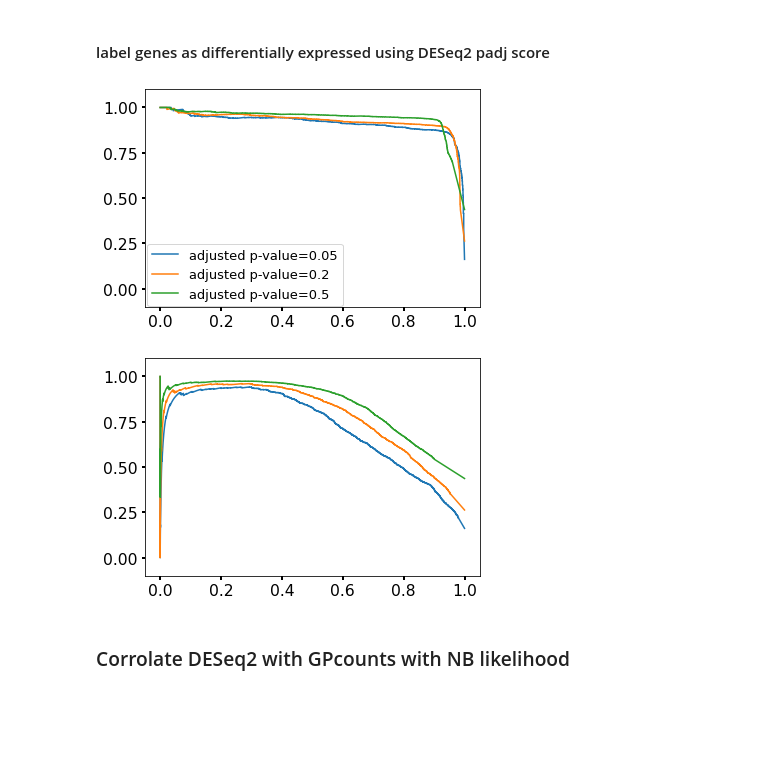
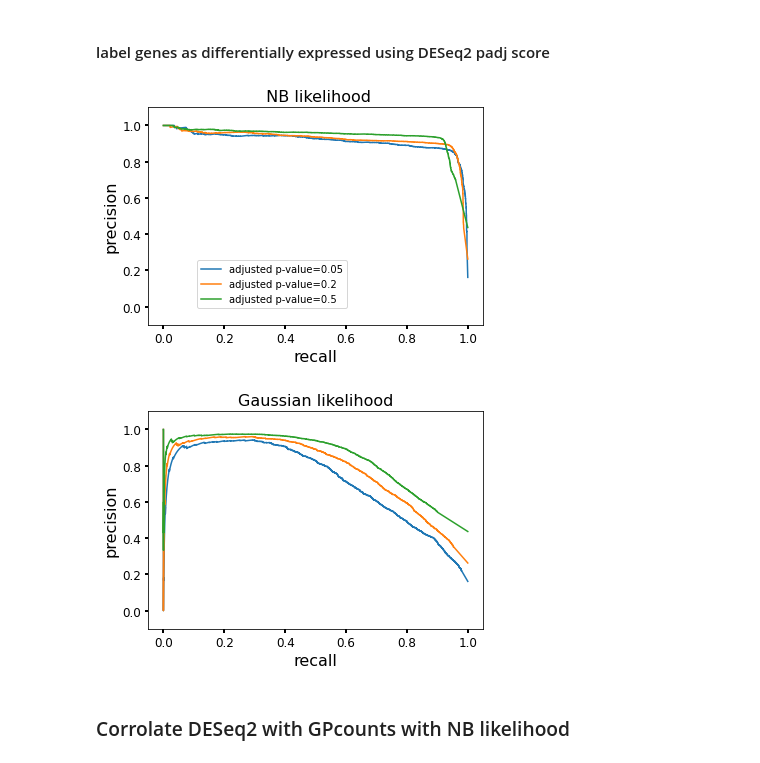
Before and after one commit to ManchesterBioinference/GPcounts, a Jupyter notebook: paper_notebooks/Precision_recall_spearman_correlation.ipynb, the cells around one changed output. Saved outputs shown, nothing was run; the diff lists cells and outputs as text; code cells hidden in the pictures; blank space fills up the shorter version.

```diff
--- a/paper_notebooks/Precision_recall_spearman_correlation.ipynb
+++ b/paper_notebooks/Precision_recall_spearman_correlation.ipynb
@@ -77,39 +77,38 @@ fig = plt.figure()
 dfs = [GPcounts_NB['log_likelihood_ratio'],GPcounts_G['log_likelihood_ratio']]
 
 for df in range(len(dfs)):
     D = len(DESeq2)
     for i in range(3):
         true_label = np.zeros(D)
 
         for j in range(D):
             # label gene as differentially expressed if DESeq2 give it a score lower than the threshold
             if DESeq2['padj'][j] <= padj[i]:
                 true_label[j] = 1
         labels = pd.DataFrame(true_label, index =DESeq2.index.values, columns =['label'])
 
         precision, recall, thresholds = metrics.precision_recall_curve(labels['label'],dfs[df])
 
         plt.plot( recall,precision,label='adjusted p-value='+str(padj[i]))
         plt.tick_params(labelsize='large', width=2)
 
-        #plt.xlabel('recall',fontsize=16)
-        #plt.ylabel('precision', fontsize=16)
+        plt.xlabel('recall',fontsize=16)
+        plt.ylabel('precision', fontsize=16)
 
         if df == 0:
             plt.legend(loc='best', bbox_to_anchor=(.61, .32))
             title = ' NB likelihood'
 
-
         else:
             title = 'Gaussian likelihood'
 
-        #plt.title(title,fontsize=16)
+        plt.title(title,fontsize=16)
         plt.ylim([-.1,1.1])
 
     plt.show()
 # %% [output]
-[figure, old version]
+[figure, new version]
-[figure, old version]
+[figure, new version]
 # %% [markdown]
 ### Corrolate DESeq2 with GPcounts with NB likelihood
 # %% [markdown]
```
Also changed, not shown: parts of 3 cells of this notebook, 10 other files.
